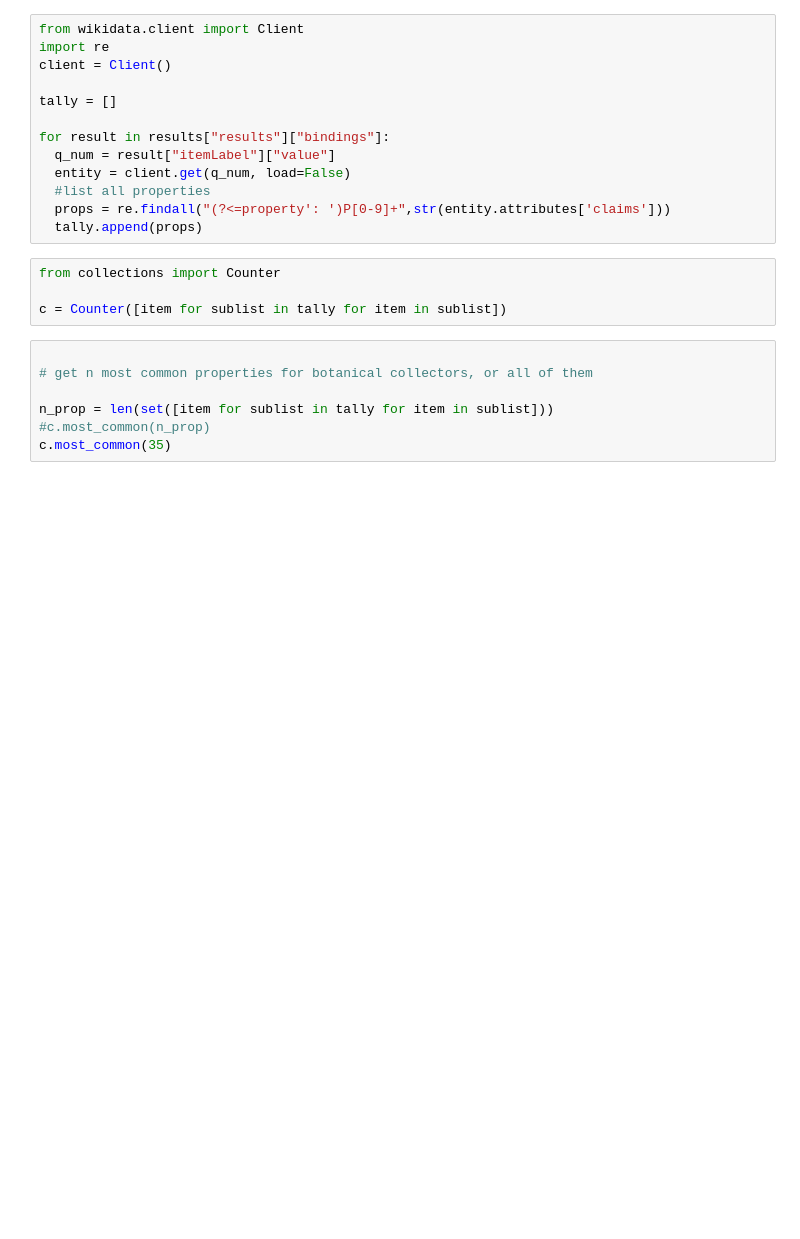
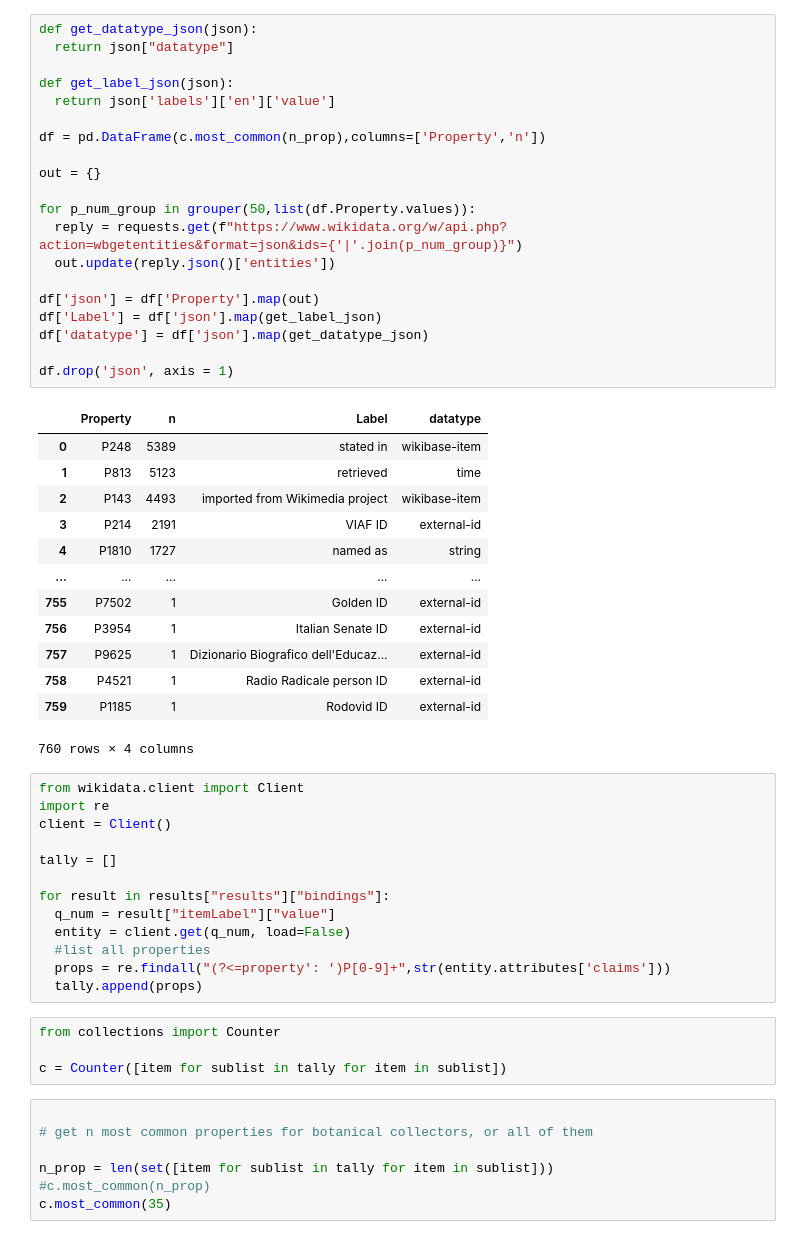
Before and after one commit to PietrH/common_wikidata_props, a Jupyter notebook: get_wikidata_botanical_collector_properties.ipynb, the cells around one changed output. Cells and saved outputs as stored; diff of their text form; blank space fills up the shorter version.

Commit message:
use wdgetentities api instead of wikidata package

```diff
--- a/get_wikidata_botanical_collector_properties.ipynb
+++ b/get_wikidata_botanical_collector_properties.ipynb
@@ -58,3 +169,37 @@ results = get_results(endpoint_url, query)
+# %%
+def get_datatype_json(json):
+  return json["datatype"]
+
+def get_label_json(json):
+  return json['labels']['en']['value']
+
+df = pd.DataFrame(c.most_common(n_prop),columns=['Property','n'])
+
+out = {}
+
+for p_num_group in grouper(50,list(df.Property.values)):
+  reply = requests.get(f"https://www.wikidata.org/w/api.php?action=wbgetentities&format=json&ids={'|'.join(p_num_group)}")
+  out.update(reply.json()['entities'])
+
+df['json'] = df['Property'].map(out)
+df['Label'] = df['json'].map(get_label_json)
+df['datatype'] = df['json'].map(get_datatype_json)
+
+df.drop('json', axis = 1)
+# %% [output]
+|  | Property | n | Label | datatype |
+| 0 | P248 | 5389 | stated in | wikibase-item |
+| 1 | P813 | 5123 | retrieved | time |
+| 2 | P143 | 4493 | imported from Wikimedia project | wikibase-item |
+| 3 | P214 | 2191 | VIAF ID | external-id |
+| 4 | P1810 | 1727 | named as | string |
+| ... | ... | ... | ... | ... |
+| 755 | P7502 | 1 | Golden ID | external-id |
+| 756 | P3954 | 1 | Italian Senate ID | external-id |
+| 757 | P9625 | 1 | Dizionario Biografico dell'Educaz... | external-id |
+| 758 | P4521 | 1 | Radio Radicale person ID | external-id |
+| 759 | P1185 | 1 | Rodovid ID | external-id |
+760 rows × 4 columns
 # %%
 from wikidata.client import Client
 import re
```
Also changed, not shown: parts of 12 cells of this notebook.
